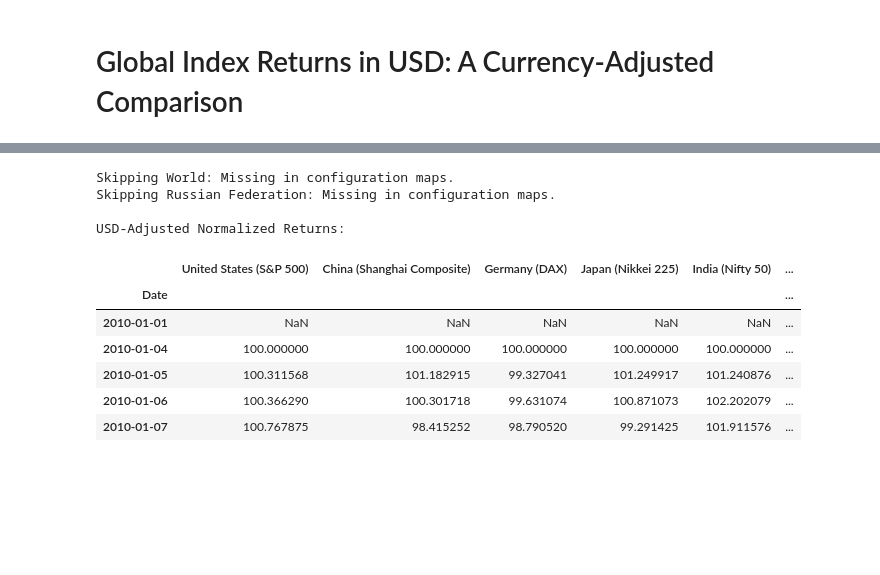
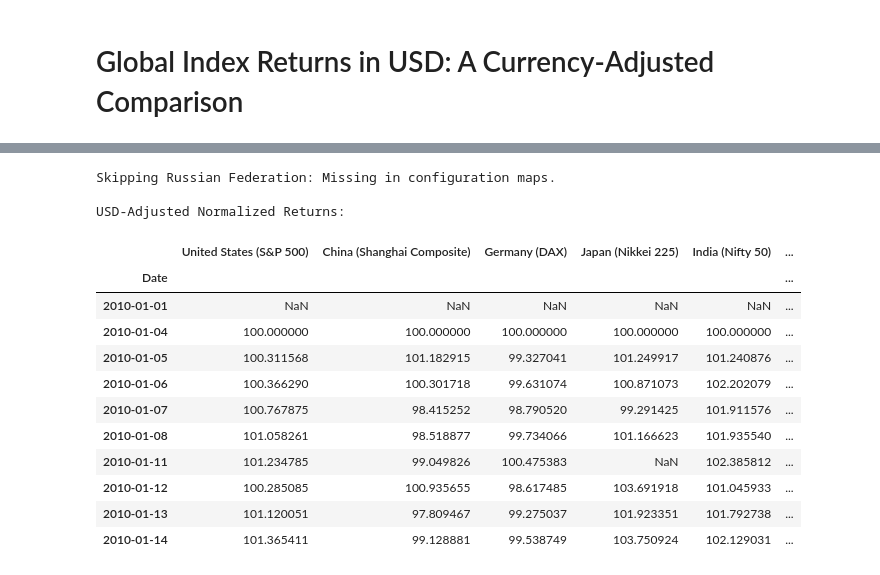
Before and after one commit to AnslemDCunha/Global-Index-Returns-in-USD-A-Currency-Adjusted-Comparison, a Jupyter notebook: Global_Index_Returns_Currency_Adjusted_Comparison.ipynb, the cells around one changed output, grey strips where cells are left out. Cells and saved outputs as stored; diff of their text form; code cells hidden in the pictures; blank space fills up the shorter version.

```diff
--- a/Global_Index_Returns_Currency_Adjusted_Comparison.ipynb
+++ b/Global_Index_Returns_Currency_Adjusted_Comparison.ipynb
@@ -56,5 +52,4 @@ COUNTRY_CURRENCY_MAP = {
 # %%
-# In[2]:
 def get_top_economies(year: str, top_n: int) -> pd.DataFrame:
     """
     Fetches GDP data from the World Bank and returns a DataFrame of the
@@ -67,11 +62,9 @@ def get_top_economies(year: str, top_n: int) -> pd.DataFrame:
     gdp_df = pd.read_excel(url, sheet_name='Data', skiprows=3)
 
     # Keywords to identify and exclude aggregate regions (e.g., "World", "Euro area")
-    exclude_keywords = [
-        "income", "IBRD", "IDA", "OECD", "Euro area", "Arab World",
-        "Sub-Saharan", "Latin America", "Caribbean", "Africa", "Asia", "Europe",
-        "Middle East", "North America", "dividend", "Fragile"
-    ]
+    exclude_keywords = ["World", "income", "IBRD", "IDA", "OECD", "Euro area", "Arab World",
+                        "Sub-Saharan", "Latin America", "Caribbean", "Africa", "Asia", "Europe",
+                        "Middle East", "North America", "dividend", "Fragile"]
 
     # Filter out rows containing any of the exclusion keywords
     mask = ~gdp_df['Country Name'].str.contains('|'.join(exclude_keywords), case=False)
@@ -85,9 +78,8 @@ def get_top_economies(year: str, top_n: int) -> pd.DataFrame:
 
     return top_countries.reset_index(drop=True)
 
-# --- Execute the function ---
+
 top_economies = get_top_economies(year=GDP_YEAR, top_n=TOP_N_ECONOMIES)
 
-print(f"Top {TOP_N_ECONOMIES} Economies by {GDP_YEAR} GDP:")
-display(top_economies)
+top_economies
 # %% [output]
@@ -154,7 +181,8 @@ Successfully downloaded data. Shape of the closing price DataFrame: (4022, 23)
 # %%
-# In[4]:
-# --- Calculate USD-adjusted and normalized returns ---
+#Calculate USD-adjusted and normalized returns
 normalized_returns_df = pd.DataFrame(index=close_data.index)
+
+
 
 for country in countries_to_analyze:
     if country not in COUNTRY_INDEX_MAP or country not in COUNTRY_CURRENCY_MAP:
@@ -186,35 +214,39 @@ for country in countries_to_analyze:
 
         # Align index and FX data, then calculate USD value
         fx_series = close_data[fx_ticker]
         aligned_index, aligned_fx = index_series.align(fx_series, join='inner')
         index_usd = aligned_index * aligned_fx
 
     # Normalize the returns to a base of 100
     # Find the first valid (non-NaN) value to use as the base
     first_valid_value = index_usd.loc[index_usd.first_valid_index()]
     normalized_series = (index_usd / first_valid_value) * 100
 
     # Add to our results DataFrame, using a clear name
     col_name = f"{country} ({index_name})"
     normalized_returns_df[col_name] = normalized_series
 
 # Drop any columns that are all NaN (in case a calculation failed entirely)
 normalized_returns_df = normalized_returns_df.dropna(axis=1, how='all')
 
 print("\nUSD-Adjusted Normalized Returns:")
-display(normalized_returns_df.head())
+display(normalized_returns_df.head(10))
 # %% [output]
-Skipping World: Missing in configuration maps.
 Skipping Russian Federation: Missing in configuration maps.
 
 USD-Adjusted Normalized Returns:
 |  | United States (S&P 500) | China (Shanghai Composite) | Germany (DAX) | Japan (Nikkei 225) | India (Nifty 50) | ... |
 | Date |  |  |  |  |  | ... |
 | 2010-01-01 | NaN | NaN | NaN | NaN | NaN | ... |
 | 2010-01-04 | 100.000000 | 100.000000 | 100.000000 | 100.000000 | 100.000000 | ... |
 | 2010-01-05 | 100.311568 | 101.182915 | 99.327041 | 101.249917 | 101.240876 | ... |
 | 2010-01-06 | 100.366290 | 100.301718 | 99.631074 | 100.871073 | 102.202079 | ... |
 | 2010-01-07 | 100.767875 | 98.415252 | 98.790520 | 99.291425 | 101.911576 | ... |
+| 2010-01-08 | 101.058261 | 98.518877 | 99.734066 | 101.166623 | 101.935540 | ... |
+| 2010-01-11 | 101.234785 | 99.049826 | 100.475383 | NaN | 102.385812 | ... |
+| 2010-01-12 | 100.285085 | 100.935655 | 98.617485 | 103.691918 | 101.045933 | ... |
+| 2010-01-13 | 101.120051 | 97.809467 | 99.275037 | 101.923351 | 101.792738 | ... |
+| 2010-01-14 | 101.365411 | 99.128881 | 99.538749 | 103.750924 | 102.129031 | ... |
 # %%
 # In[5]:
 # --- Plot the results ---
```
Also changed, not shown: parts of 8 cells of this notebook.
